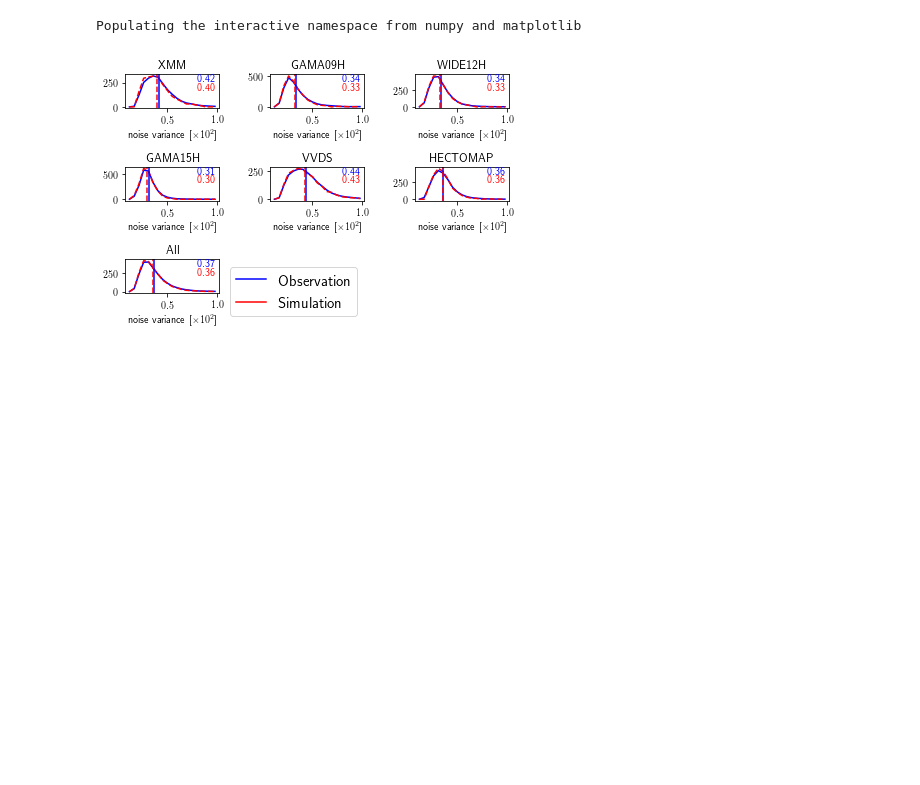
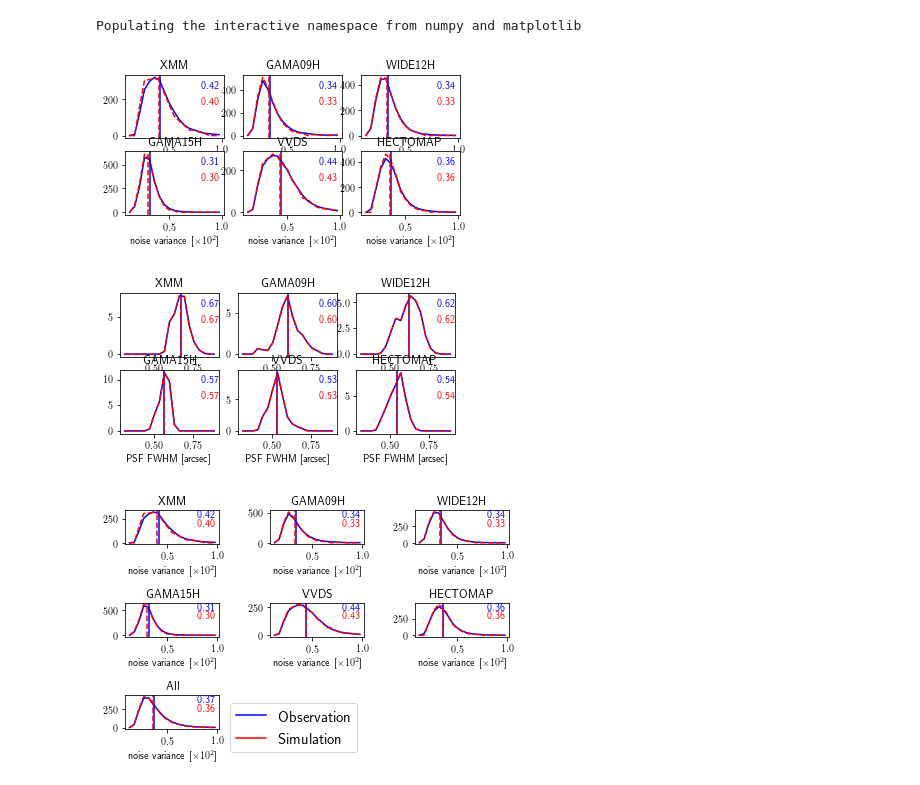
Before and after one commit to mr-superonion/G3sim-HSC, a Jupyter notebook: notebook/blind/3_1-recheck-histograms-psf.ipynb, the cells around one changed output. Drawn from its saved outputs; the diff is of its cells as text; code cells hidden in the pictures; blank space fills up the shorter version.

```diff
--- a/notebook/blind/3_1-recheck-histograms-psf.ipynb
+++ b/notebook/blind/3_1-recheck-histograms-psf.ipynb
@@ -15,7 +15,7 @@ import matplotlib.lines as mlines
 # %% [output]
 Populating the interactive namespace from numpy and matplotlib
 # %%
-anaDir     =   './wrkDir/s19/s19-1/anaCat_newS19Mask/'
+anaDir     =   './wrkDir/s19/s19-1/anaCat_newS19Mask_fdeltacut/'
 
 nbin1       =   20
 fwhm_bin    =   np.linspace(0.3,0.9,nbin1)
@@ -29,7 +29,8 @@ gridNoi     =   (var_bin_0+var_bin_1)/2.
 
 disnames    =   ('gridNoi','histNoi','gridPsf','histPsf','num')
 # %%
-Dir='./wrkDir/s19/s19-1/.catalog_obs_reGaus_calibrated/fields/'
+Dir='./wrkDir/s19/s19-1/anaCat_newS19Mask_fdeltacut/catalog_obs_reGaus_no_m/'
+
 
 obsDis_var  =   np.zeros(nbin1-1)
 obsDis_fwhm =   np.zeros(nbin1-1)
@@ -48,7 +49,7 @@ figP=   plt.figure()
 
 for ii,fieldname in enumerate(utilities.field_names):
     # observation
-    inFname =   os.path.join(Dir,'%s_calibrated.fits' %(fieldname))
+    inFname =   os.path.join(Dir,'%s_no_m.fits' %(fieldname))
     data    =   pyfits.getdata(inFname)
     fwhms   =   utilities.get_psf_size(data)
     varNois =   utilities.get_noi_var(data)
@@ -82,33 +83,36 @@ for ii,fieldname in enumerate(utilities.field_names):
     axN.axvline(x=ave1,ls='-',c='blue')
     axN.axvline(x=ave2,ls='--',c='red')
     ymin,ymax=axN.get_ylim()
     axN.text(0.8,0.78*ymax, '%.2f' %ave1,
         color='blue')
     axN.text(0.8,0.52*ymax, '%.2f' %ave2,
         color='red')
     axN.set_xlabel(r'noise variance [$\times 10^2$]')
     axN.set_title(fieldname)
 
     axP =   figP.add_subplot(3,3,ii+1)
     gg1 =   t_dis_obs['gridPsf']
     hh1 =   t_dis_obs['histPsf']
     gg2 =   t_dis_sim['gridPsf']
     hh2 =   t_dis_sim['histPsf']
     dg  =   gg1[1]-gg1[0]
     axP.plot(gg1,hh1,'-',label='obs',c='b')
     axP.plot(gg2,hh2,'--',label='sim',c='r')
     ave1=   np.sum(gg1*hh1)*dg
     ave2=   np.sum(gg2*hh2)*dg
     axP.axvline(x=ave1,ls='-',c='blue')
     axP.axvline(x=ave2,ls='--',c='red')
 
     ymin,ymax=axP.get_ylim()
     axP.text(0.8,0.78*ymax, '%.2f' %ave1,
         color='blue')
     axP.text(0.8,0.52*ymax, '%.2f' %ave2,
         color='red')
     axP.set_xlabel('PSF FWHM [arcsec]')
     axP.set_title(fieldname)
+# %% [output]
+[figure, added]
+[figure, added]
 # %%
 obsDis_var /=obsNum
 obsDis_fwhm/=obsNum
```
Also changed, not shown: parts of 4 cells of this notebook, 24 other files.
